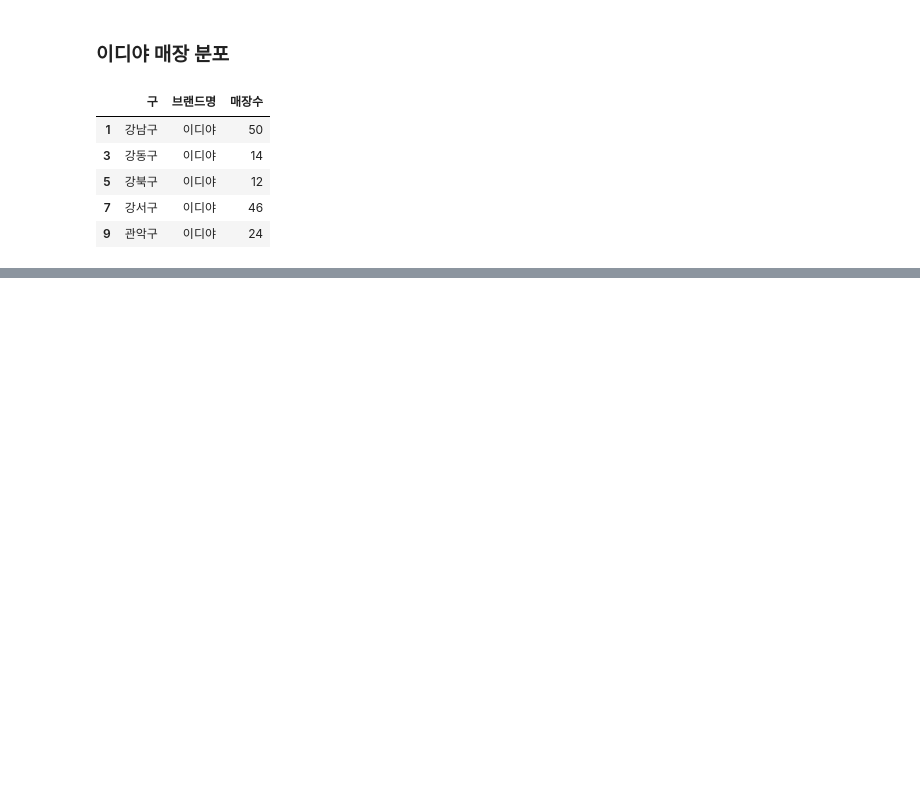
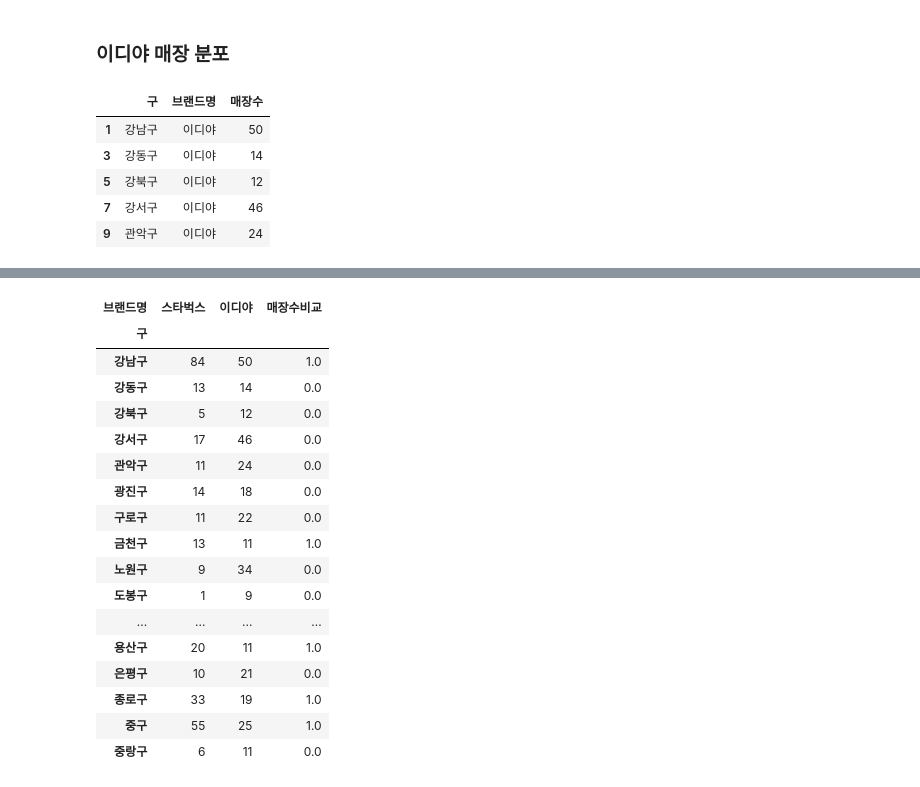
Before and after one commit to neverlish/Learned, a Jupyter notebook: data/inflearn-public-data-python/04-coffee-store.ipynb, the cells around one changed output, grey strips where cells are left out. Drawn from its saved outputs; the diff is of its cells as text; code cells hidden in the pictures; blank space fills up the shorter version.

```diff
--- a/data/inflearn-public-data-python/04-coffee-store.ipynb
+++ b/data/inflearn-public-data-python/04-coffee-store.ipynb
@@ -592,0 +601,8 @@ m
+# %%
+# df_vs 라는 변수에 구별 브랜드명을 pivot해서 스타벅스와 이디야 매장을 비교할 수 있는 형태로 만듭니다.
+# 그리고 ["스타벅스", "이디야"] 로 컬럼명을 변경해주고
+# 스타벅스와 이디야의 매장을 비교한 값을 "매장수비교" 컬럼에 담아줍니다.
+
+df_vs = df_cafe_vs.pivot(index='구', columns='브랜드명', values='매장수')
+df_vs['매장수비교'] = df_vs['스타벅스'] - df_vs['이디야'] > 0
+df_vs.head()
@@ -592,0 +617,24 @@ m
+# %%
+# 간단한 함수를 사용해서 스타벅스가 이디야보다 매장수가 많을 때 1을 출력하도록 합니다.
+
+df_vs['매장수비교'] = df_vs['매장수비교'].astype(float)
+df_vs
+# %% [output]
+| 브랜드명 | 스타벅스 | 이디야 | 매장수비교 |
+| 구 |  |  |  |
+| 강남구 | 84 | 50 | 1.0 |
+| 강동구 | 13 | 14 | 0.0 |
+| 강북구 | 5 | 12 | 0.0 |
+| 강서구 | 17 | 46 | 0.0 |
+| 관악구 | 11 | 24 | 0.0 |
+| 광진구 | 14 | 18 | 0.0 |
+| 구로구 | 11 | 22 | 0.0 |
+| 금천구 | 13 | 11 | 1.0 |
+| 노원구 | 9 | 34 | 0.0 |
+| 도봉구 | 1 | 9 | 0.0 |
+| ... | ... | ... | ... |
+| 용산구 | 20 | 11 | 1.0 |
+| 은평구 | 10 | 21 | 0.0 |
+| 종로구 | 33 | 19 | 1.0 |
+| 중구 | 55 | 25 | 1.0 |
+| 중랑구 | 6 | 11 | 0.0 |
```
Also changed, not shown: parts of 8 cells of this notebook.
